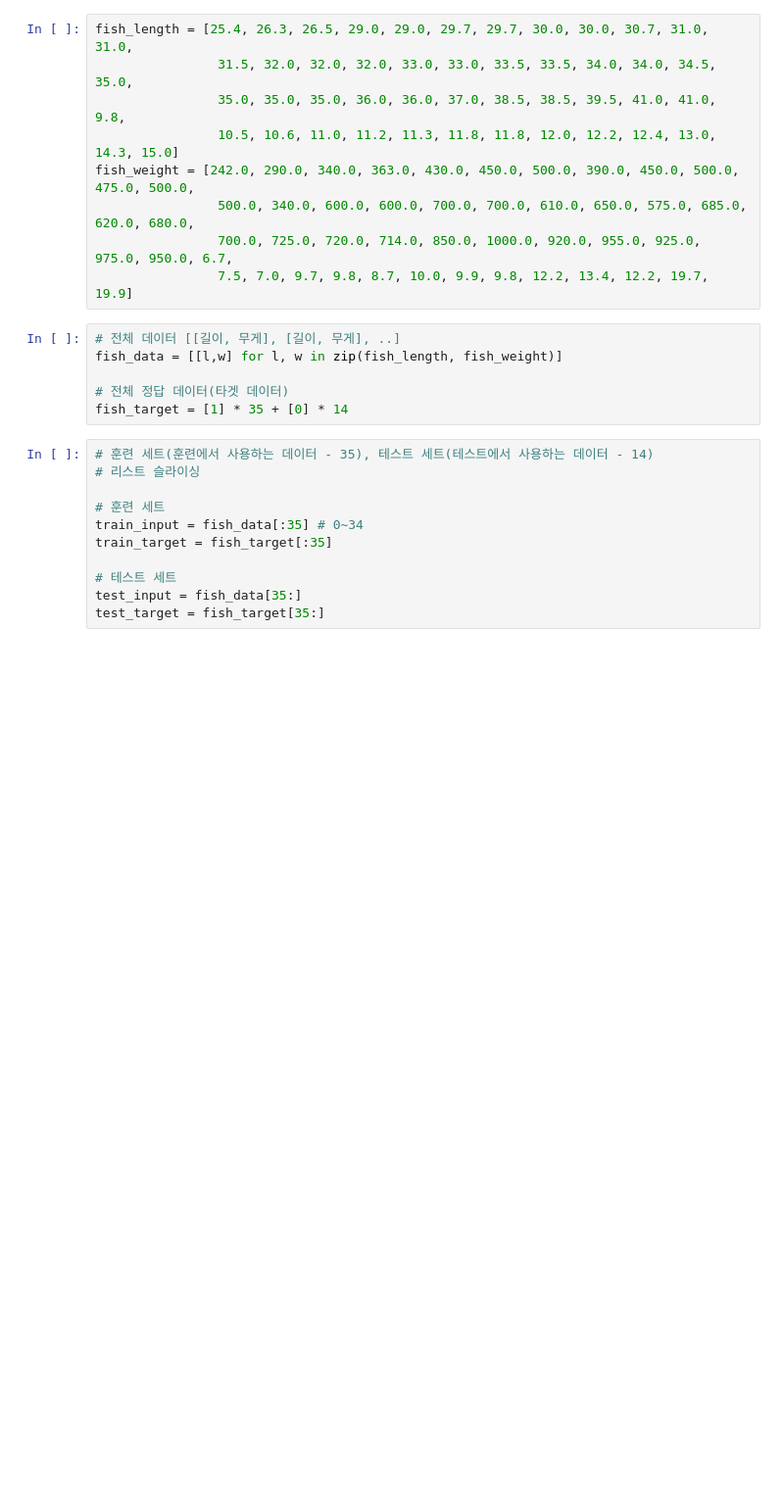
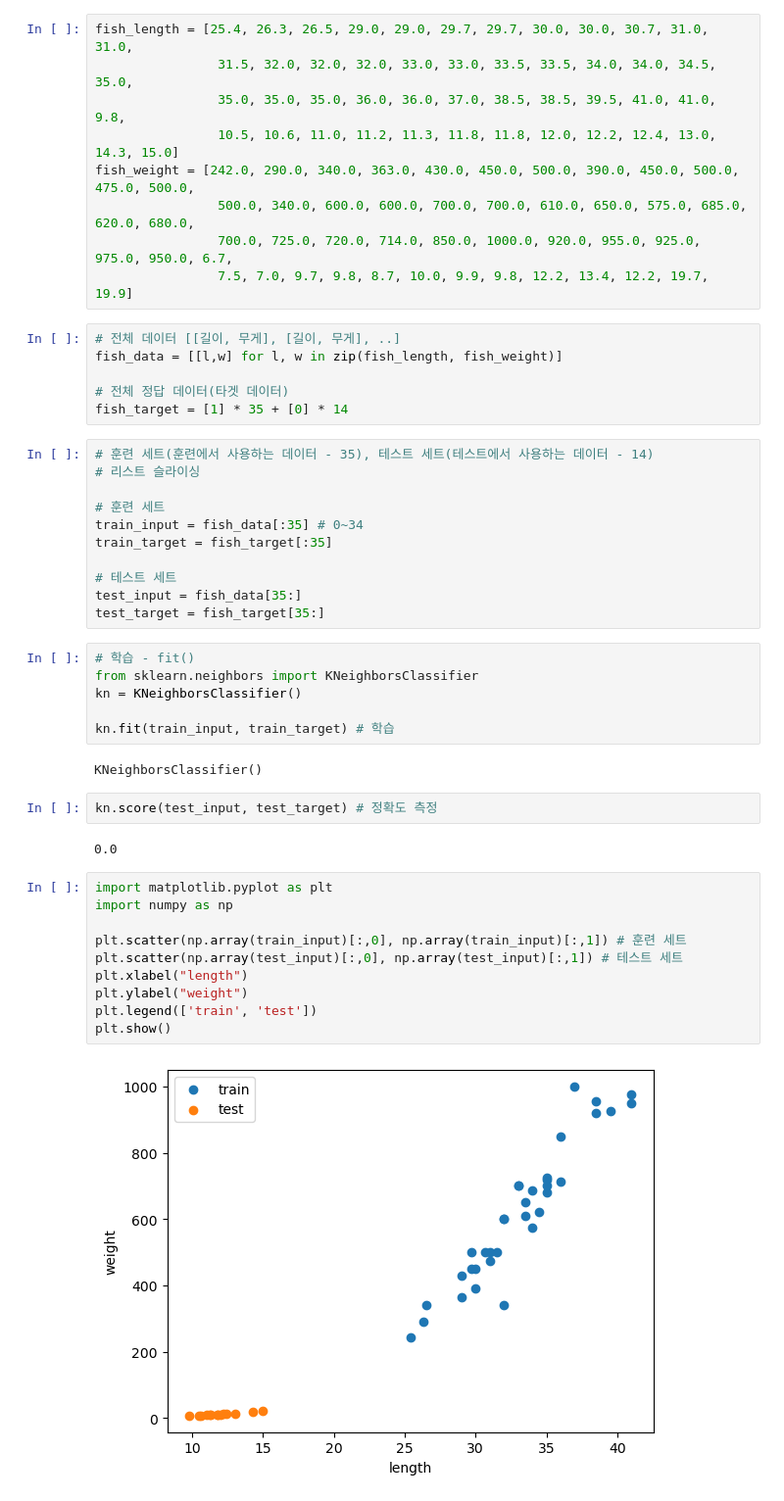
Before and after one commit to yonggyo1125/python_source_20241112, a Jupyter notebook: 20241205/source/ex03.ipynb, the cells around one changed output. Shown: that part at 98% size. Cells and saved outputs as stored; diff of their text form; blank space fills up the shorter version.

```diff
--- a/20241205/source/ex03.ipynb
+++ b/20241205/source/ex03.ipynb
@@ -24,3 +24,27 @@ train_target = fish_target[:35]
 # 테스트 세트
 test_input = fish_data[35:]
 test_target = fish_target[35:]
+# %%
+# 학습 - fit()
+from sklearn.neighbors import KNeighborsClassifier
+kn = KNeighborsClassifier()
+
+kn.fit(train_input, train_target) # 학습
+# %% [output]
+KNeighborsClassifier()
+# %%
+kn.score(test_input, test_target) # 정확도 측정
+# %% [output]
+0.0
+# %%
+import matplotlib.pyplot as plt
+import numpy as np
+
+plt.scatter(np.array(train_input)[:,0], np.array(train_input)[:,1]) # 훈련 세트
+plt.scatter(np.array(test_input)[:,0], np.array(test_input)[:,1]) # 테스트 세트
+plt.xlabel("length")
+plt.ylabel("weight")
+plt.legend(['train', 'test'])
+plt.show()
+# %% [output]
+[figure, added]
```
Also changed, not shown: 2 other files.
